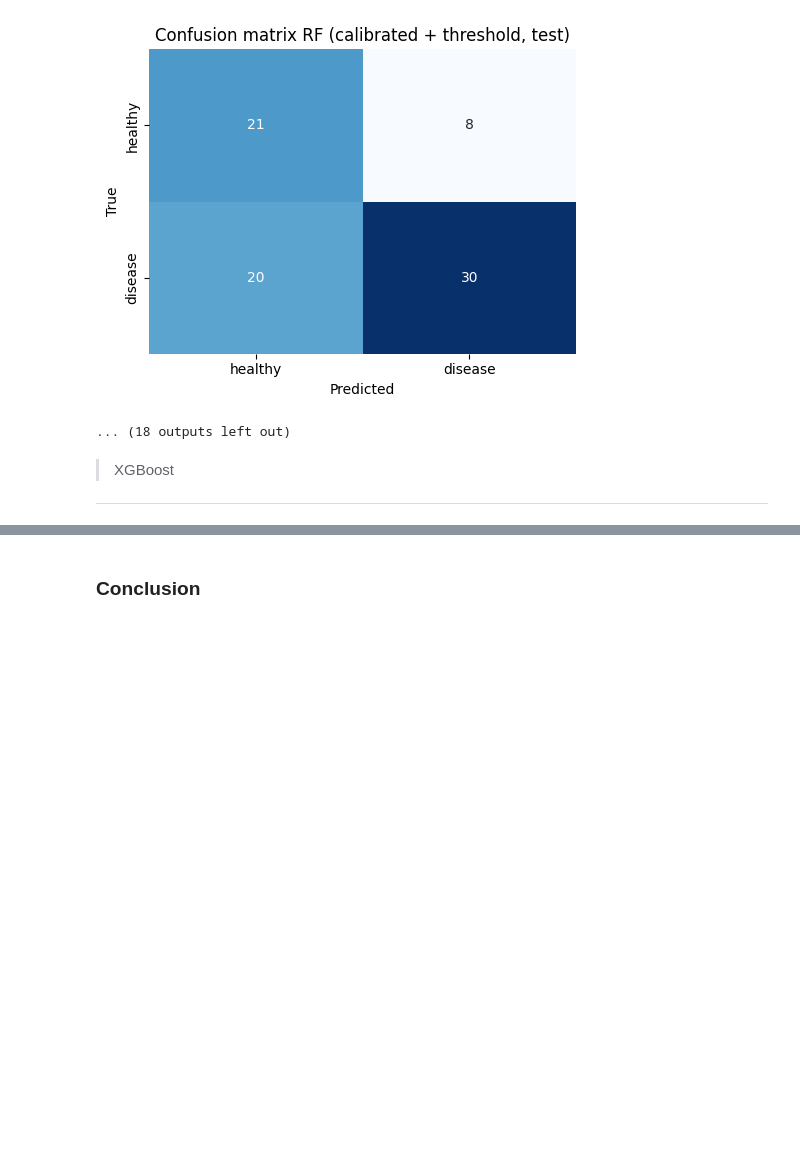
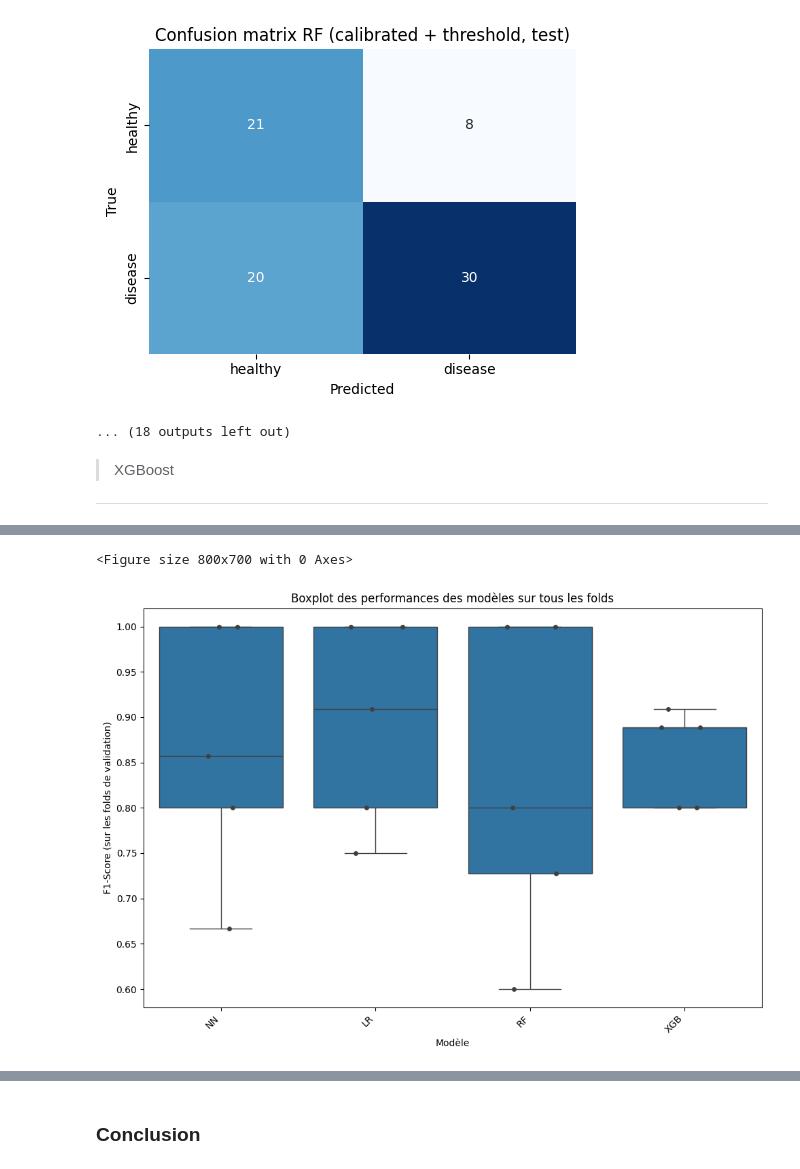
Before and after one commit to latall1017/MLB_PROJECT, a Jupyter notebook: Projet_MLB.ipynb, the cells around one changed output, grey strips where cells are left out. Cells and saved outputs as stored; diff of their text form; code cells hidden in the pictures; blank space fills up the shorter version.

```diff
--- a/Projet_MLB.ipynb
+++ b/Projet_MLB.ipynb
@@ -445,34 +489,38 @@ plt.show()
 # %%
 ### Comparaison inter-modèles : Boxplot des fold scores
+import seaborn as sns
 mod_accro = ["NN","LR","RF","XGB"]
 
 keys = list(all_results.keys())
 
 plot_data = []
 
 plt.figure(figsize=(8, 7))
 
 for accro in mod_accro :
     selected_ones = [key for key in keys if (accro in key)]
     if selected_ones  and len(selected_ones) == 2:
         idx_max = pd.Series([all_results[selected_ones[0]]["mean_fold_scores"],all_results[selected_ones[1]]["mean_fold_scores"]]).idxmax()
         results = all_results[selected_ones[idx_max]]
         if results and 'fold_scores' in results and results['fold_scores']:
             for score in results['fold_scores']:
                 plot_data.append({'Modèle': accro, 'F1-Score': score})
-        plt.plot(results['fpr'], results['tpr'], label=f'{accro} (AUC = {auc:.3f})')
-
 if not plot_data:
         print("Aucune donnée de fold_score à tracer pour le boxplot.")
 
 df_plot = pd.DataFrame(plot_data)
 
 fig, ax = plt.subplots(figsize=(10, 7))
 sns.boxplot(x='Modèle', y='F1-Score', data=df_plot, ax=ax)
 sns.stripplot(x='Modèle', y='F1-Score', data=df_plot, ax=ax, color=".25", jitter=0.2)
 
 ax.set_title("Boxplot des performances des modèles sur tous les folds")
 ax.set_ylabel('F1-Score (sur les folds de validation)')
 ax.set_xlabel('Modèle')
 plt.xticks(rotation=45, ha='right')
 fig.tight_layout()
+plt.savefig("model_comparison/fold_scores_boxplot_comparison.png", bbox_inches='tight')
+plt.show()
+# %% [output]
+<Figure size 800x700 with 0 Axes>
+[figure, added]
```
Also changed, not shown: parts of 8 cells of this notebook, 24 other files.
